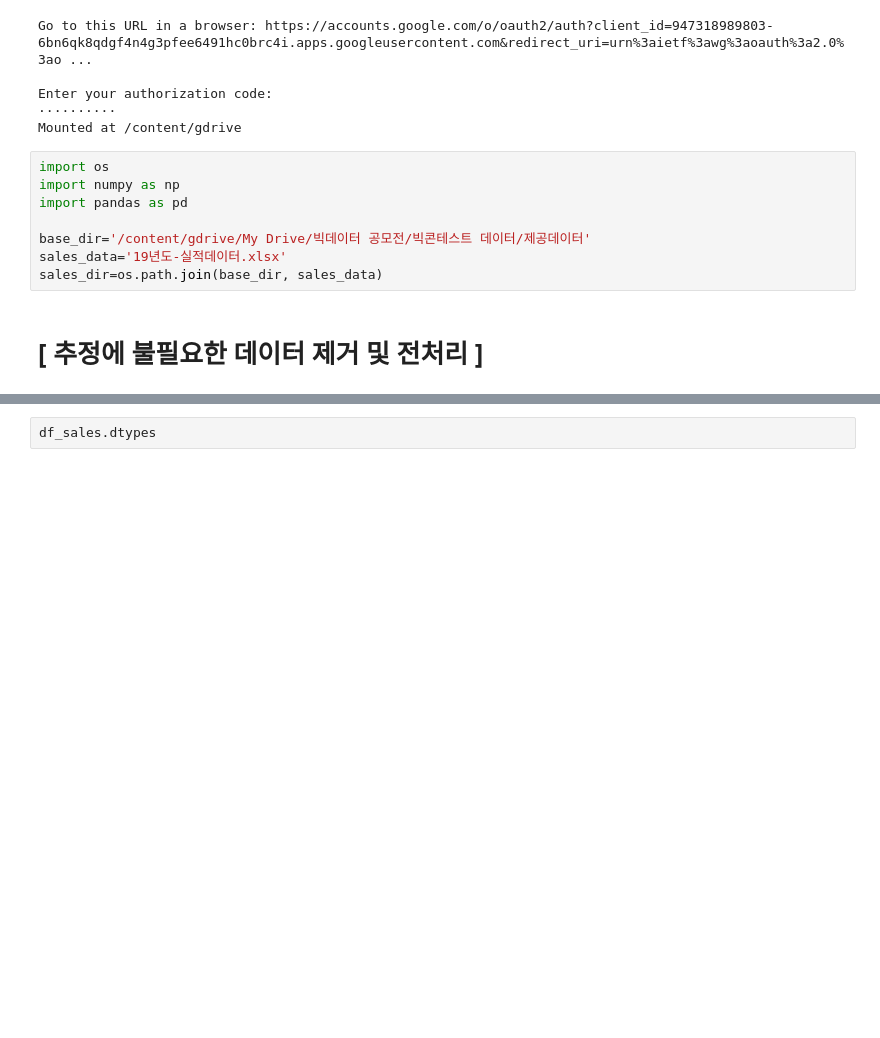
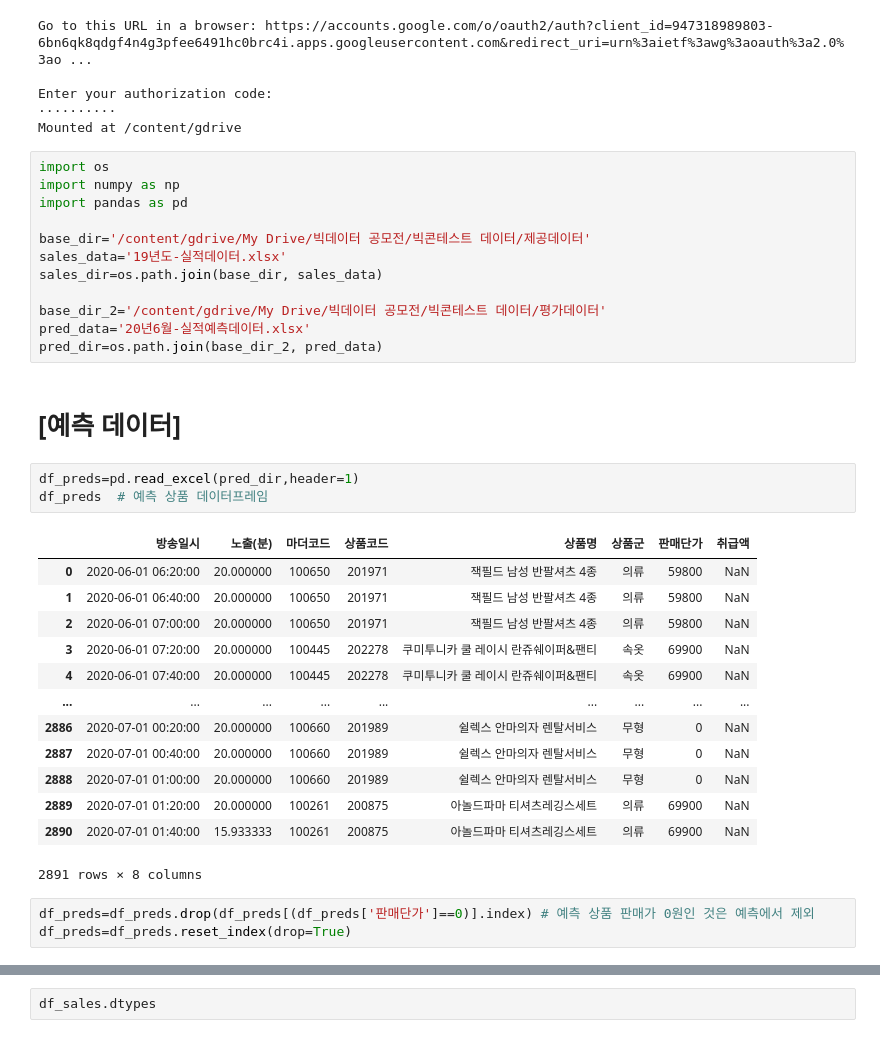
Before and after one commit to dohyeonkim2526/BigContest, a Jupyter notebook: 빅콘.ipynb, the cells around one changed output, grey strips where cells are left out. Saved outputs shown, nothing was run; the diff lists cells and outputs as text; blank space fills up the shorter version.

```diff
--- a/빅콘.ipynb
+++ b/빅콘.ipynb
@@ -15,5 +17,29 @@ import pandas as pd
 base_dir='/content/gdrive/My Drive/빅데이터 공모전/빅콘테스트 데이터/제공데이터'
 sales_data='19년도-실적데이터.xlsx'
 sales_dir=os.path.join(base_dir, sales_data)
+
+base_dir_2='/content/gdrive/My Drive/빅데이터 공모전/빅콘테스트 데이터/평가데이터'
+pred_data='20년6월-실적예측데이터.xlsx'
+pred_dir=os.path.join(base_dir_2, pred_data)
-# %% [markdown]
-# [ 추정에 불필요한 데이터 제거 및 전처리 ]
+# %% [markdown]
+# [예측 데이터]
+# %%
+df_preds=pd.read_excel(pred_dir,header=1)
+df_preds  # 예측 상품 데이터프레임
+# %% [output]
+|  | 방송일시 | 노출(분) | 마더코드 | 상품코드 | 상품명 | 상품군 | 판매단가 | 취급액 |
+| 0 | 2020-06-01 06:20:00 | 20.000000 | 100650 | 201971 | 잭필드 남성 반팔셔츠 4종 | 의류 | 59800 | NaN |
+| 1 | 2020-06-01 06:40:00 | 20.000000 | 100650 | 201971 | 잭필드 남성 반팔셔츠 4종 | 의류 | 59800 | NaN |
+| 2 | 2020-06-01 07:00:00 | 20.000000 | 100650 | 201971 | 잭필드 남성 반팔셔츠 4종 | 의류 | 59800 | NaN |
+| 3 | 2020-06-01 07:20:00 | 20.000000 | 100445 | 202278 | 쿠미투니카 쿨 레이시 란쥬쉐이퍼&팬티 | 속옷 | 69900 | NaN |
+| 4 | 2020-06-01 07:40:00 | 20.000000 | 100445 | 202278 | 쿠미투니카 쿨 레이시 란쥬쉐이퍼&팬티 | 속옷 | 69900 | NaN |
+| ... | ... | ... | ... | ... | ... | ... | ... | ... |
+| 2886 | 2020-07-01 00:20:00 | 20.000000 | 100660 | 201989 | 쉴렉스 안마의자 렌탈서비스 | 무형 | 0 | NaN |
+| 2887 | 2020-07-01 00:40:00 | 20.000000 | 100660 | 201989 | 쉴렉스 안마의자 렌탈서비스 | 무형 | 0 | NaN |
+| 2888 | 2020-07-01 01:00:00 | 20.000000 | 100660 | 201989 | 쉴렉스 안마의자 렌탈서비스 | 무형 | 0 | NaN |
+| 2889 | 2020-07-01 01:20:00 | 20.000000 | 100261 | 200875 | 아놀드파마 티셔츠레깅스세트 | 의류 | 69900 | NaN |
+| 2890 | 2020-07-01 01:40:00 | 15.933333 | 100261 | 200875 | 아놀드파마 티셔츠레깅스세트 | 의류 | 69900 | NaN |
+2891 rows × 8 columns
+# %%
+df_preds=df_preds.drop(df_preds[(df_preds['판매단가']==0)].index) # 예측 상품 판매가 0원인 것은 예측에서 제외
+df_preds=df_preds.reset_index(drop=True)
```
Also changed, not shown: parts of 37 cells of this notebook.
